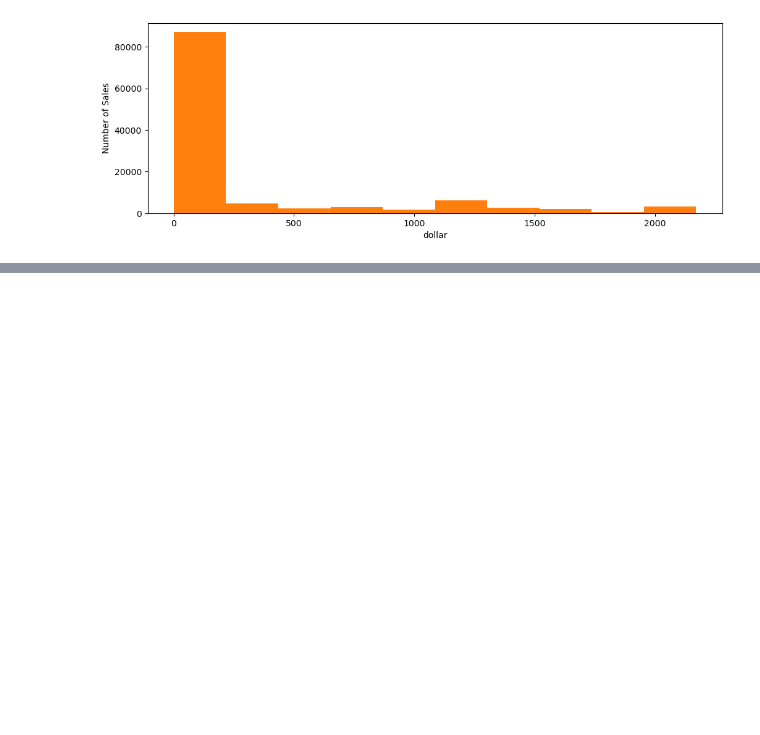
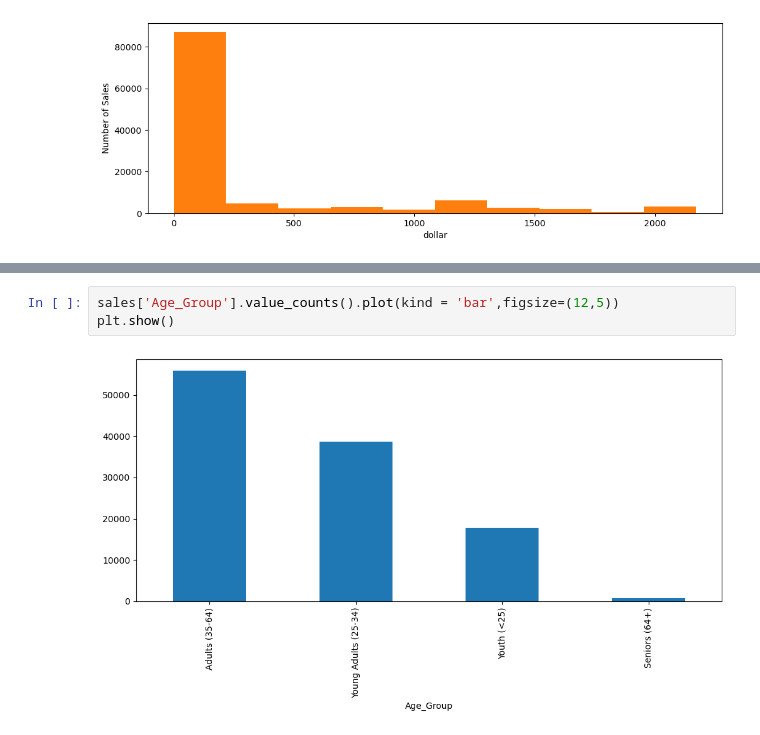
Before and after one commit to CyberWol-12/Data-Analysis-Revision, a Jupyter notebook: data nalysis.ipynb, the cells around one changed output, grey strips where cells are left out. Cells and saved outputs as stored; diff of their text form; blank space fills up the shorter version.

```diff
--- a/data nalysis.ipynb
+++ b/data nalysis.ipynb
@@ -99,0 +127,5 @@ plt.show()
+# %%
+sales['Age_Group'].value_counts().plot(kind = 'bar',figsize=(12,5))
+plt.show()
+# %% [output]
+[figure, added]
```
Also changed, not shown: parts of 5 cells of this notebook.
